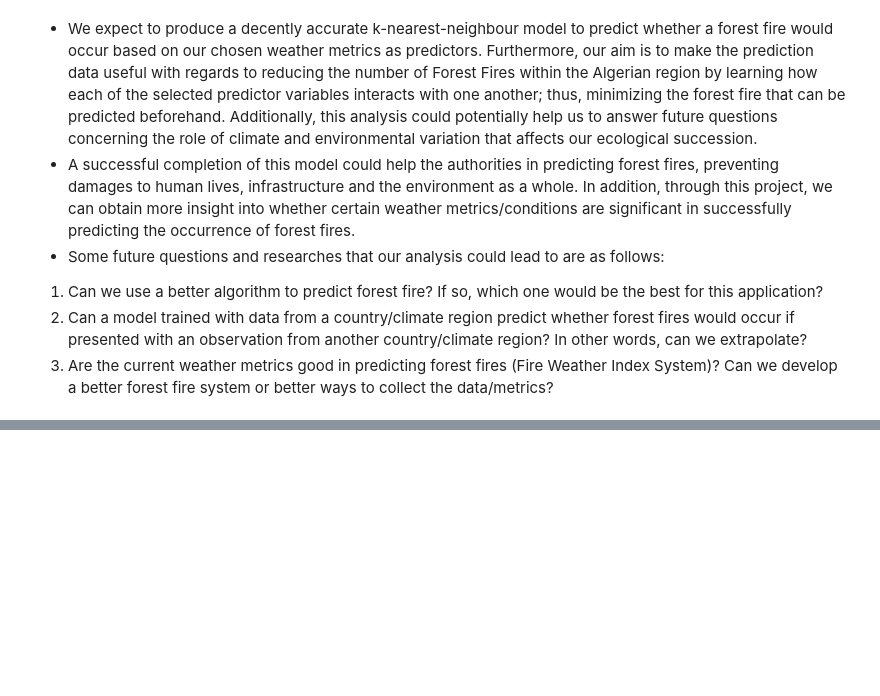
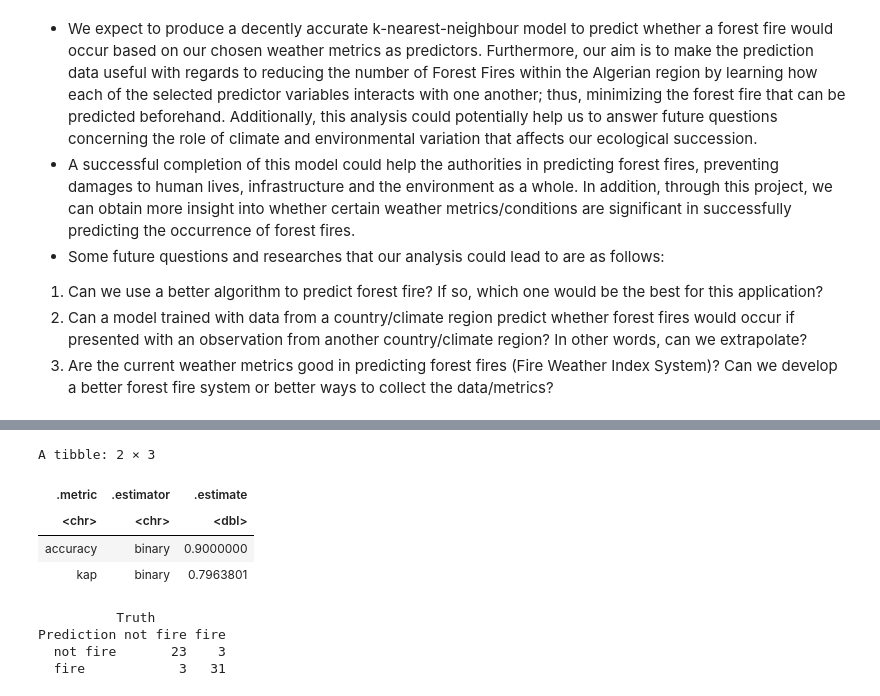
Before and after one commit to omertahi/DSCI100-Group26-Project, a Jupyter notebook: forest_fire_report.ipynb, the cells around one changed output, grey strips where cells are left out. Cells and saved outputs as stored; diff of their text form; code cells hidden in the pictures; blank space fills up the shorter version.

```diff
--- a/forest_fire_report.ipynb
+++ b/forest_fire_report.ipynb
@@ -236,0 +295,28 @@ The Algerian Forest Fire dataset provides us with two different regions to accou
+# %%
+knn_best_spec <- nearest_neighbor(weight_func = "rectangular", neighbors = 9) %>%
+    set_engine("kknn") %>%
+    set_mode("classification")
+
+ff_fit <- workflow() %>%
+  add_recipe(ff_recipe) %>%
+  add_model(knn_best_spec) %>%
+  fit(data = ff_train)
+
+ff_predictions <- predict(ff_fit, ff_test) %>%
+    bind_cols(ff_test)
+
+ff_predictions %>%
+    metrics(truth = Classes, estimate = .pred_class)
+
+ff_predictions %>%
+    conf_mat(truth = Classes, estimate = .pred_class)
+# %% [output]
+A tibble: 2 × 3
+| .metric | .estimator | .estimate |
+| <chr> | <chr> | <dbl> |
+| accuracy | binary | 0.9000000 |
+| kap | binary | 0.7963801 |
+          Truth
+Prediction not fire fire
+  not fire       23    3
+  fire            3   31
```
Also changed, not shown: parts of 3 cells of this notebook.
